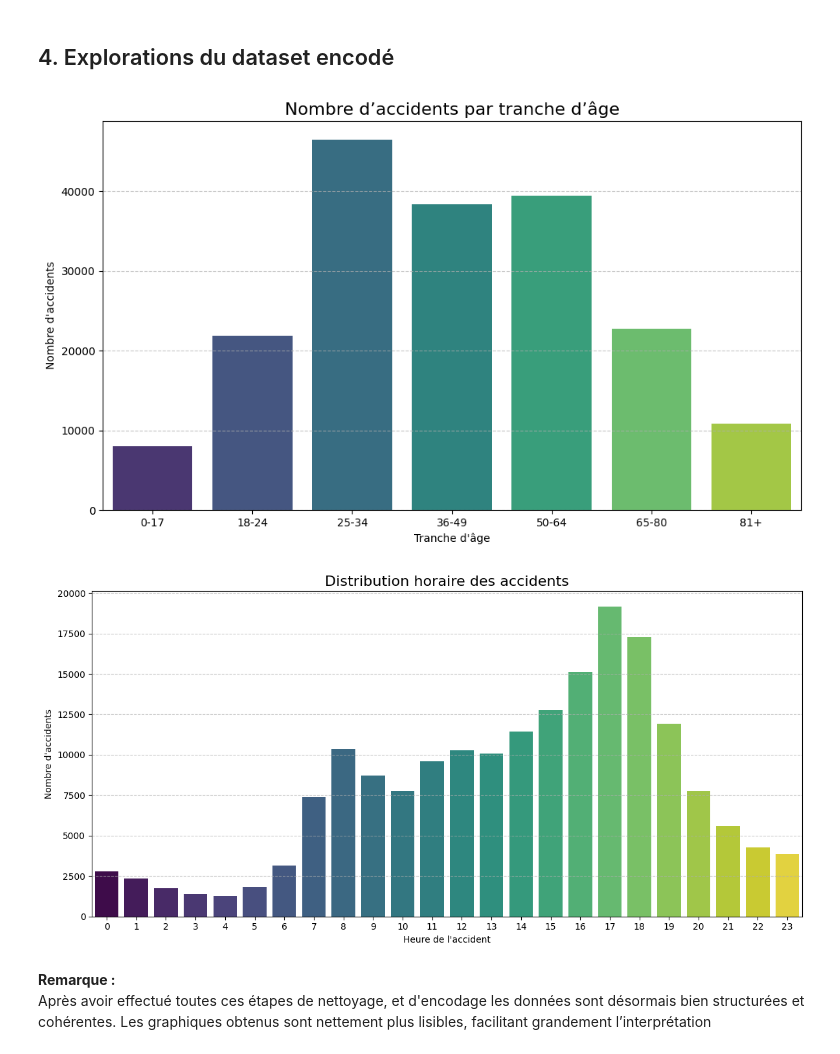
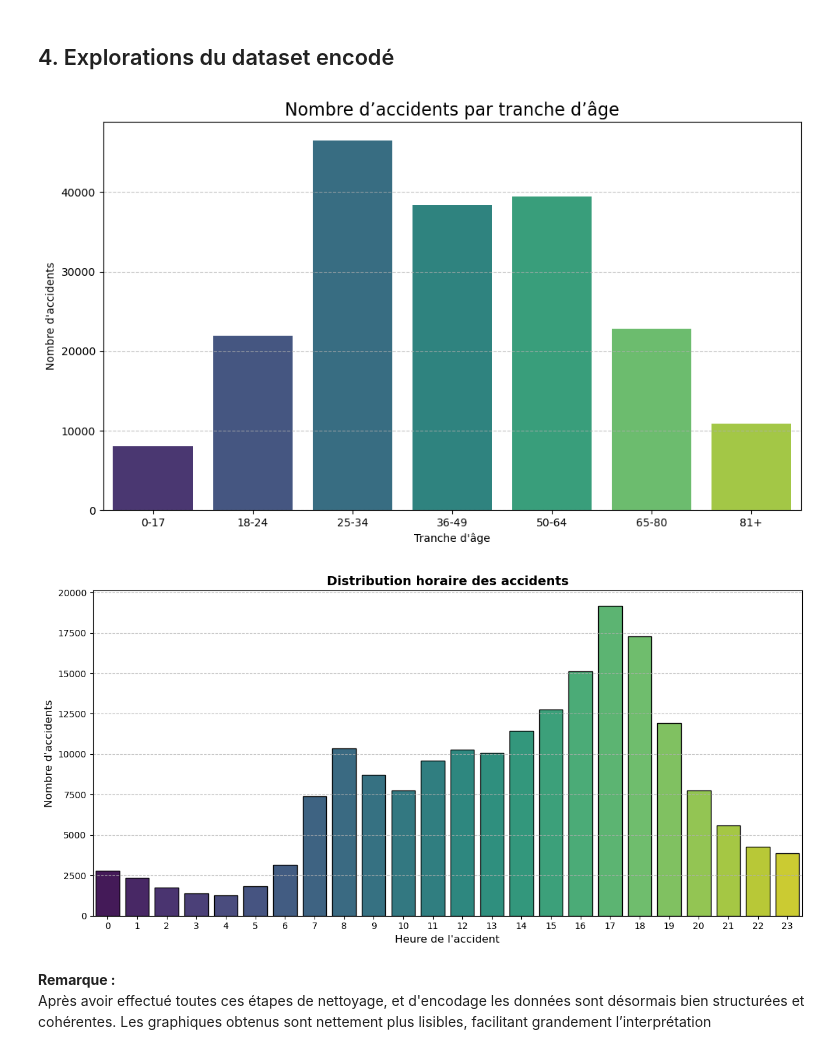
Before and after one commit to Thibo0/projet_ml_m1, a Jupyter notebook: projet.ipynb, the cells around one changed output. Saved outputs shown, nothing was run; the diff lists cells and outputs as text; code cells hidden in the pictures.

```diff
--- a/projet.ipynb
+++ b/projet.ipynb
@@ -339,0 +185,11 @@ On remarque une concetration d'accident léger et bénin dans les agglomération
+# %%
+import warnings
+
+warnings.simplefilter(action='ignore', category=FutureWarning)
+dataset['age'] = 2024 - dataset['an_nais']
+
+plt.figure(figsize=(6, 3))
+data_copy = dataset[dataset['age'] > 0].copy()
+sns.histplot(data=data_copy, x='age', hue='grav', bins=50, palette=palette, multiple="stack")
+
+plt.show()
@@ -701,43 +634,39 @@ dtype: object
 # %% [markdown]
 ## 4. Explorations du dataset encodé
 # %%
+
 age_counts = dataset_clean['tranche_age'].value_counts().sort_index()
+plt.figure(figsize=(10, 6))
 
-plt.figure(figsize=(10, 6))
-sns.barplot(x=age_counts.index, y=age_counts.values, hue=age_counts.index, palette='viridis', legend=False)
+sns.barplot(x=age_counts.index, y=age_counts.values, palette='viridis')
 
 plt.xlabel("Tranche d'âge")
 plt.ylabel("Nombre d'accidents")
 plt.title("Nombre d’accidents par tranche d’âge", fontsize=16)
+
 plt.grid(axis='y', linestyle='--', alpha=0.7)
+
 plt.tight_layout()
 plt.show()
 
 #---------------------------------------------------------------------------------------
 # %% [output]
-[figure, old version]
+[figure, new version]
 # %%
 heure_counts = dataset_clean['heure'].value_counts().sort_index()
 
 plt.figure(figsize=(12, 6))
+ax = sns.barplot(x=heure_counts.index, y=heure_counts.values, palette='viridis', edgecolor='black')
 
-sns.barplot(
-    x=heure_counts.index,
-    y=heure_counts.values,
-    hue=heure_counts.index,
-    palette='viridis',
-    legend=False
-)
+plt.xlabel("Heure de l'accident", fontsize=12)
+plt.ylabel("Nombre d'accidents", fontsize=12)
+plt.title("Distribution horaire des accidents", fontsize=14, fontweight='bold')
 
-plt.title("Distribution horaire des accidents", fontsize=16)
-plt.xlabel("Heure de l'accident")
-plt.ylabel("Nombre d'accidents")
 plt.grid(axis='y', linestyle='--', alpha=0.7)
-
 plt.tight_layout()
 plt.show()
 # %% [output]
-[figure, old version]
+[figure, new version]
 # %% [markdown]
 **Remarque :**
 Après avoir effectué toutes ces étapes de nettoyage, et d'encodage les données sont désormais bien structurées et cohérentes. Les graphiques obtenus sont nettement plus lisibles, facilitant grandement l’interprétation
```
Also changed, not shown: parts of 24 cells of this notebook.
